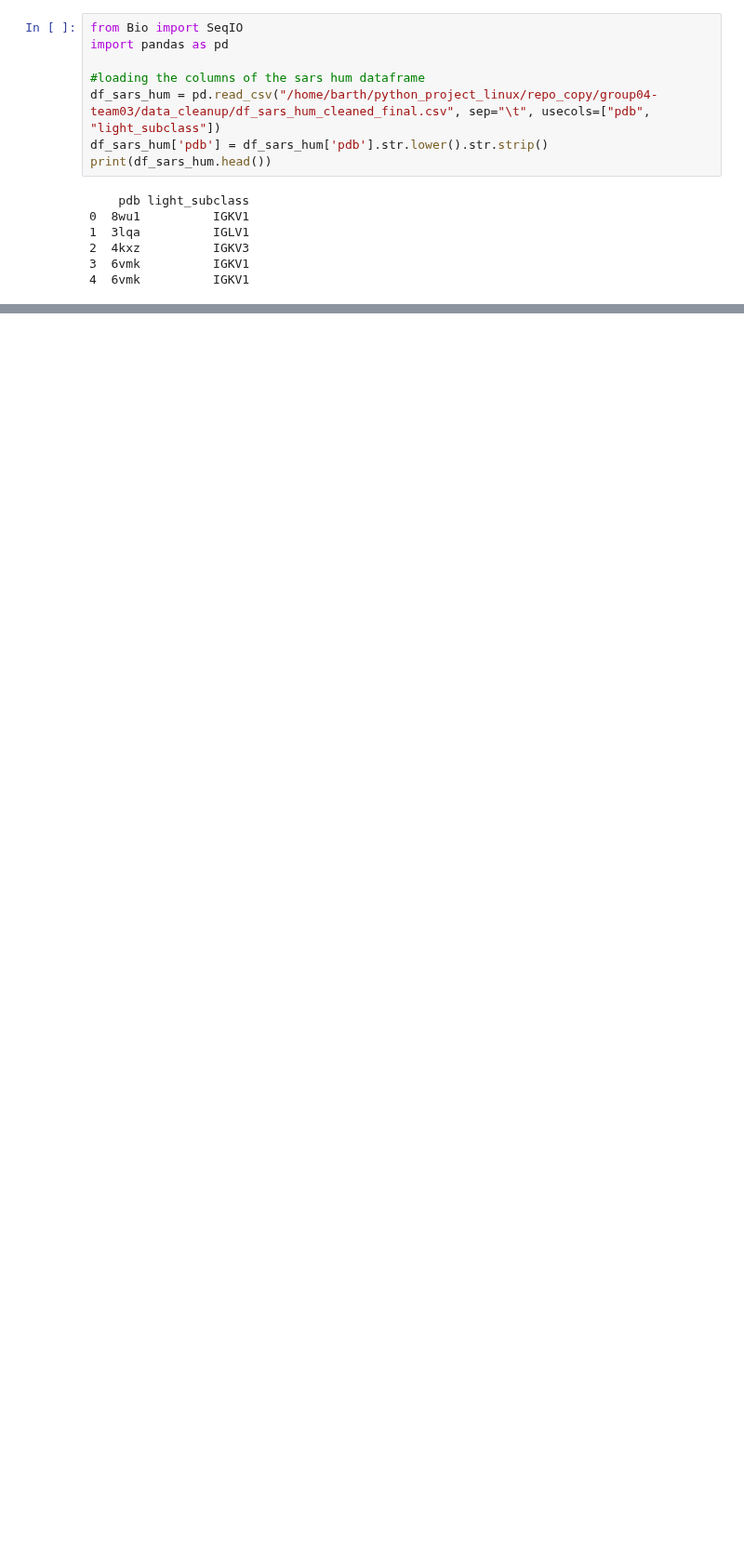
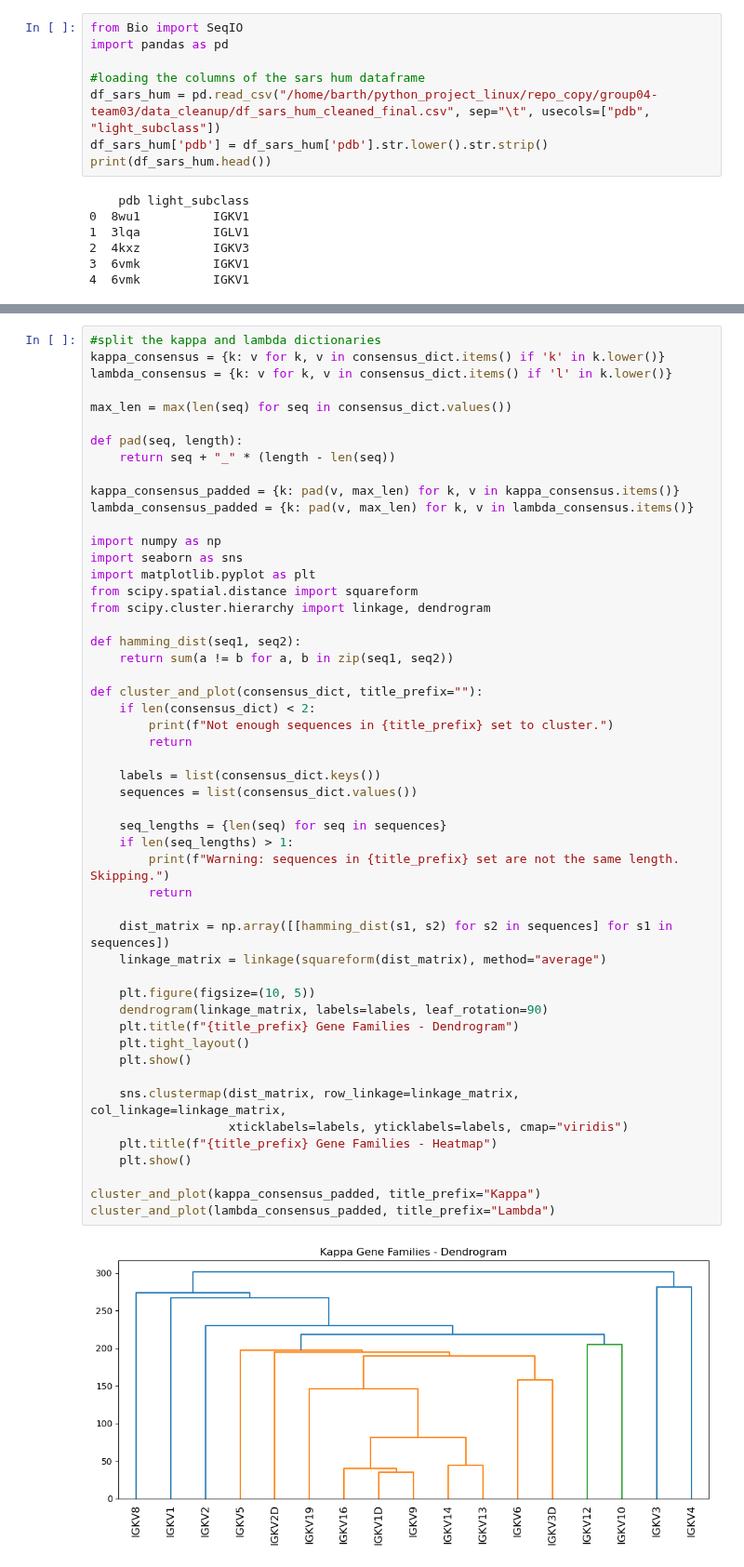
Before and after one commit to datascience-2025-group4/group04-team03, a Jupyter notebook: blasting/consensus_seq/consensus_genfamilien_lightchains.ipynb, the cells around one changed output, grey strips where cells are left out. Shown at 93% size. Cells and saved outputs as stored; diff of their text form; blank space fills up the shorter version.

```diff
--- a/blasting/consensus_seq/consensus_genfamilien_lightchains.ipynb
+++ b/blasting/consensus_seq/consensus_genfamilien_lightchains.ipynb
@@ -85,0 +264,53 @@ plt.show()
+# %%
+#split the kappa and lambda dictionaries
+kappa_consensus = {k: v for k, v in consensus_dict.items() if 'k' in k.lower()}
+lambda_consensus = {k: v for k, v in consensus_dict.items() if 'l' in k.lower()}
+
+max_len = max(len(seq) for seq in consensus_dict.values())
+
+def pad(seq, length):
+    return seq + "_" * (length - len(seq))
+
+kappa_consensus_padded = {k: pad(v, max_len) for k, v in kappa_consensus.items()}
+lambda_consensus_padded = {k: pad(v, max_len) for k, v in lambda_consensus.items()}
+
+import numpy as np
+import seaborn as sns
+import matplotlib.pyplot as plt
+from scipy.spatial.distance import squareform
+from scipy.cluster.hierarchy import linkage, dendrogram
+
+def hamming_dist(seq1, seq2):
+    return sum(a != b for a, b in zip(seq1, seq2))
+
+def cluster_and_plot(consensus_dict, title_prefix=""):
+    if len(consensus_dict) < 2:
+        print(f"Not enough sequences in {title_prefix} set to cluster.")
+        return
+
+    labels = list(consensus_dict.keys())
+    sequences = list(consensus_dict.values())
+
+    seq_lengths = {len(seq) for seq in sequences}
+    if len(seq_lengths) > 1:
+        print(f"Warning: sequences in {title_prefix} set are not the same length. Skipping.")
+        return
+
+    dist_matrix = np.array([[hamming_dist(s1, s2) for s2 in sequences] for s1 in sequences])
+    linkage_matrix = linkage(squareform(dist_matrix), method="average")
+
+    plt.figure(figsize=(10, 5))
+    dendrogram(linkage_matrix, labels=labels, leaf_rotation=90)
+    plt.title(f"{title_prefix} Gene Families - Dendrogram")
+    plt.tight_layout()
+    plt.show()
+
+    sns.clustermap(dist_matrix, row_linkage=linkage_matrix, col_linkage=linkage_matrix,
+                   xticklabels=labels, yticklabels=labels, cmap="viridis")
+    plt.title(f"{title_prefix} Gene Families - Heatmap")
+    plt.show()
+
+cluster_and_plot(kappa_consensus_padded, title_prefix="Kappa")
+cluster_and_plot(lambda_consensus_padded, title_prefix="Lambda")
+# %% [output]
+[figure, added]
```
Also changed, not shown: parts of 9 cells of this notebook.
